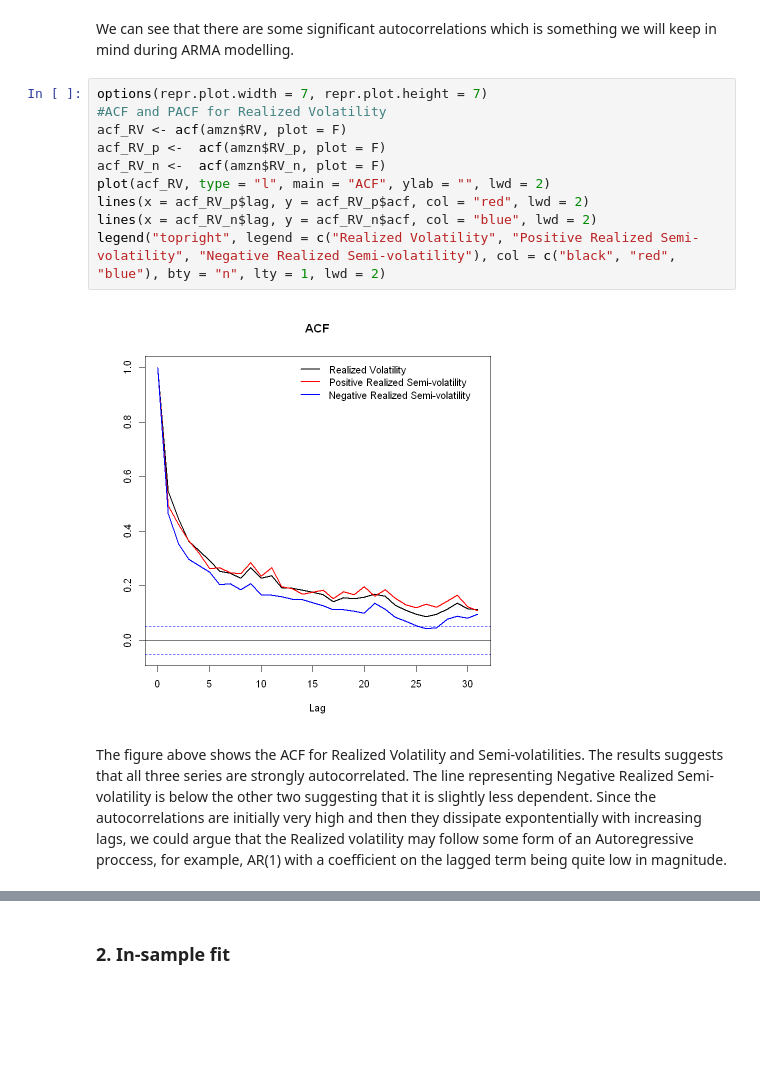
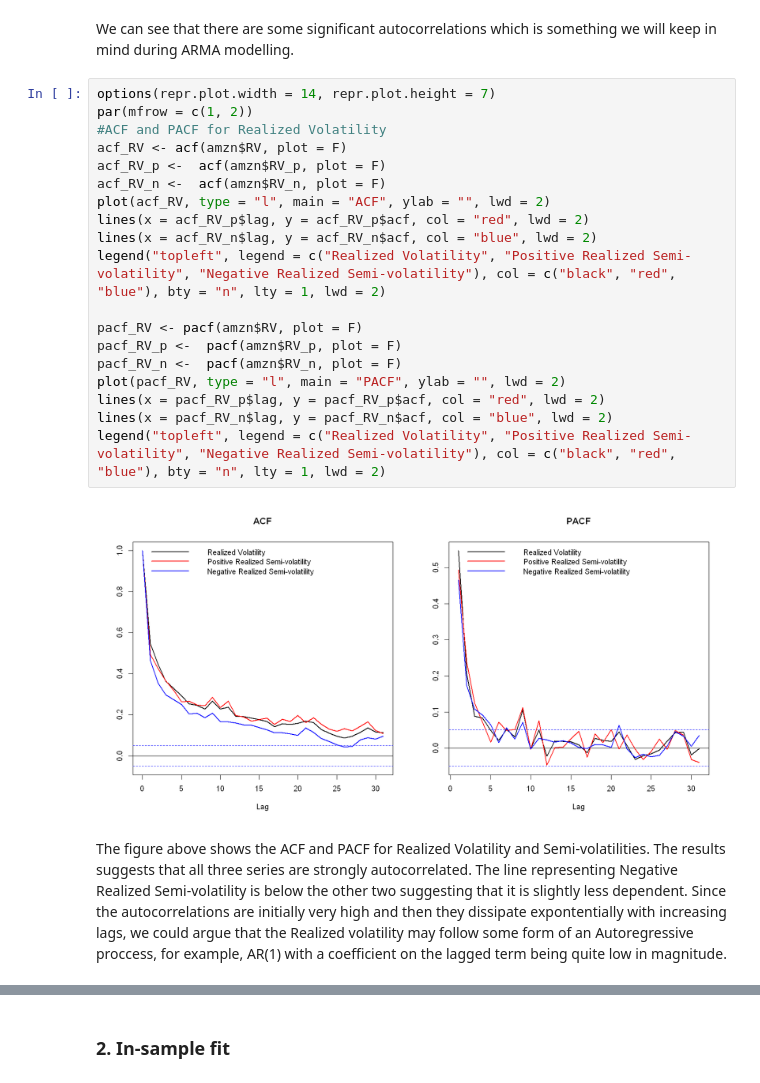
Before and after one commit to JanK0095/Financial-Econometrics-Course-Projects, a Jupyter notebook: Final project/FEI_Emprical_project_Kubal_Mattanelli.ipynb, the cells around one changed output, grey strips where cells are left out. Cells and saved outputs as stored; diff of their text form; blank space fills up the shorter version.

```diff
--- a/Final project/FEI_Emprical_project_Kubal_Mattanelli.ipynb
+++ b/Final project/FEI_Emprical_project_Kubal_Mattanelli.ipynb
@@ -116,17 +127,26 @@ ggarrange(acf_ret, pacf_ret, ncol = 1, nrow = 2)
 # %% [markdown]
 We can see that there are some significant autocorrelations which is something we will keep in mind during ARMA modelling.
 # %%
-options(repr.plot.width = 7, repr.plot.height = 7)
+options(repr.plot.width = 14, repr.plot.height = 7)
+par(mfrow = c(1, 2))
 #ACF and PACF for Realized Volatility
 acf_RV <- acf(amzn$RV, plot = F)
 acf_RV_p <-  acf(amzn$RV_p, plot = F)
 acf_RV_n <-  acf(amzn$RV_n, plot = F)
 plot(acf_RV, type = "l", main = "ACF", ylab = "", lwd = 2)
 lines(x = acf_RV_p$lag, y = acf_RV_p$acf, col = "red", lwd = 2)
 lines(x = acf_RV_n$lag, y = acf_RV_n$acf, col = "blue", lwd = 2)
-legend("topright", legend = c("Realized Volatility", "Positive Realized Semi-volatility", "Negative Realized Semi-volatility"), col = c("black", "red", "blue"), bty = "n", lty = 1, lwd = 2)
+legend("topleft", legend = c("Realized Volatility", "Positive Realized Semi-volatility", "Negative Realized Semi-volatility"), col = c("black", "red", "blue"), bty = "n", lty = 1, lwd = 2)
+
+pacf_RV <- pacf(amzn$RV, plot = F)
+pacf_RV_p <-  pacf(amzn$RV_p, plot = F)
+pacf_RV_n <-  pacf(amzn$RV_n, plot = F)
+plot(pacf_RV, type = "l", main = "PACF", ylab = "", lwd = 2)
+lines(x = pacf_RV_p$lag, y = pacf_RV_p$acf, col = "red", lwd = 2)
+lines(x = pacf_RV_n$lag, y = pacf_RV_n$acf, col = "blue", lwd = 2)
+legend("topleft", legend = c("Realized Volatility", "Positive Realized Semi-volatility", "Negative Realized Semi-volatility"), col = c("black", "red", "blue"), bty = "n", lty = 1, lwd = 2)
 # %% [output]
-[figure, old version]
+[figure, new version]
 # %% [markdown]
-The figure above shows the ACF for Realized Volatility and Semi-volatilities. The results suggests that all three series are strongly autocorrelated. The line representing Negative Realized Semi-volatility is below the other two suggesting that it is slightly less dependent. Since the autocorrelations are initially very high and then they dissipate expontentially with increasing lags, we could argue that the Realized volatility may follow some form of an Autoregressive proccess, for example, AR(1) with a coefficient on the lagged term being quite low in magnitude.
+The figure above shows the ACF and PACF for Realized Volatility and Semi-volatilities. The results suggests that all three series are strongly autocorrelated. The line representing Negative Realized Semi-volatility is below the other two suggesting that it is slightly less dependent. Since the autocorrelations are initially very high and then they dissipate expontentially with increasing lags, we could argue that the Realized volatility may follow some form of an Autoregressive proccess, for example, AR(1) with a coefficient on the lagged term being quite low in magnitude.
 # %%
```
Also changed, not shown: parts of 46 cells of this notebook.
